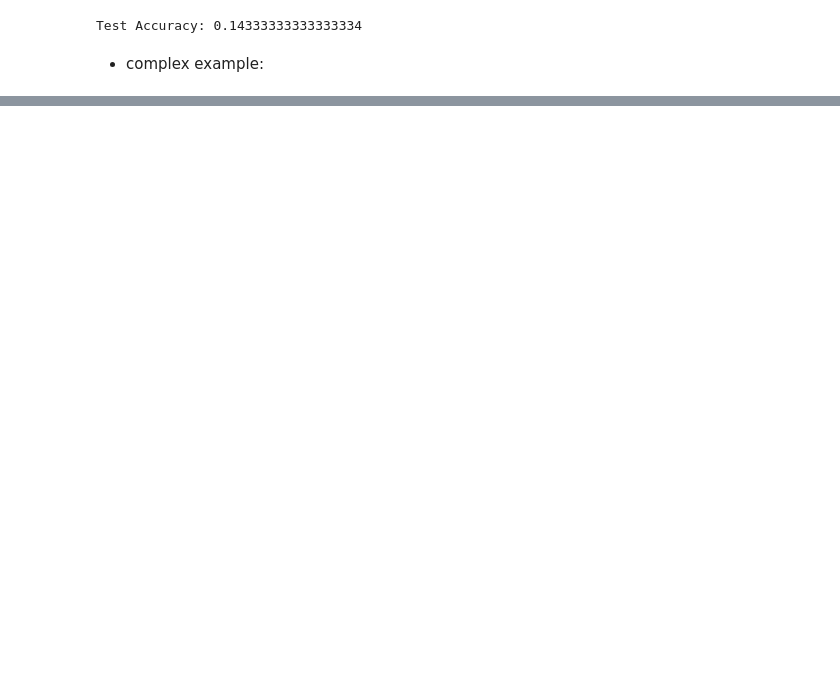
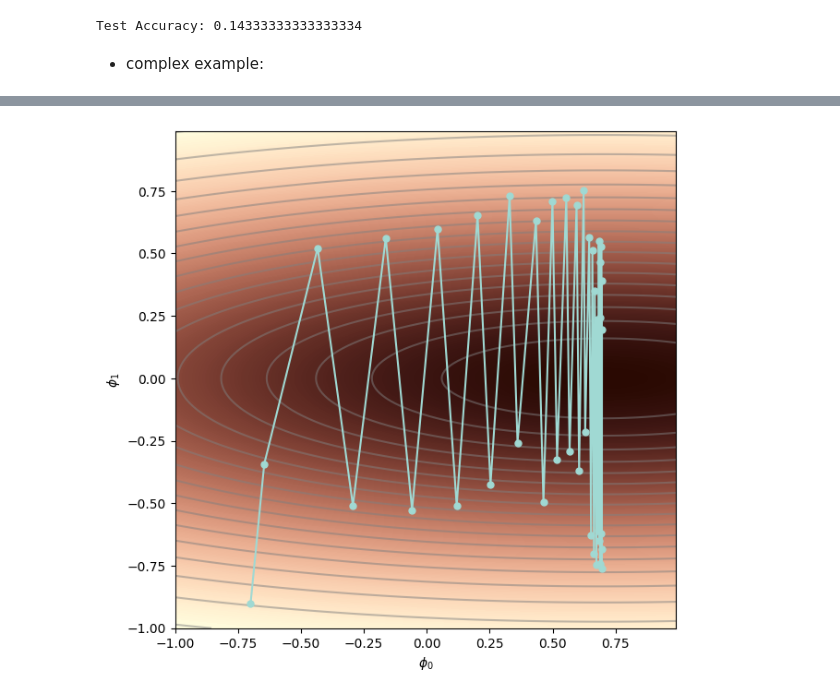
Before and after one commit to BrsDincer/Pathway_AI_And_Computational_Agents, a Jupyter notebook: deep_learning_path/Adam_Optimizer_Logic.ipynb, the cells around one changed output, grey strips where cells are left out. Drawn from its saved outputs; the diff is of its cells as text; code cells hidden in the pictures; blank space fills up the shorter version.

```diff
--- a/deep_learning_path/Adam_Optimizer_Logic.ipynb
+++ b/deep_learning_path/Adam_Optimizer_Logic.ipynb
@@ -237,0 +273,6 @@ NameError: name 'colorHes' is not defined
+# %%
+# Run gradient descent
+grad_path2 = GradientDescent(start_posn, n_steps=40, alpha= 1.0)
+DrawFunction(phi0mesh, phi1mesh, loss_function, my_colormap, grad_path2)
+# %% [output]
+[figure, added]
```
Also changed, not shown: parts of 12 cells of this notebook.
